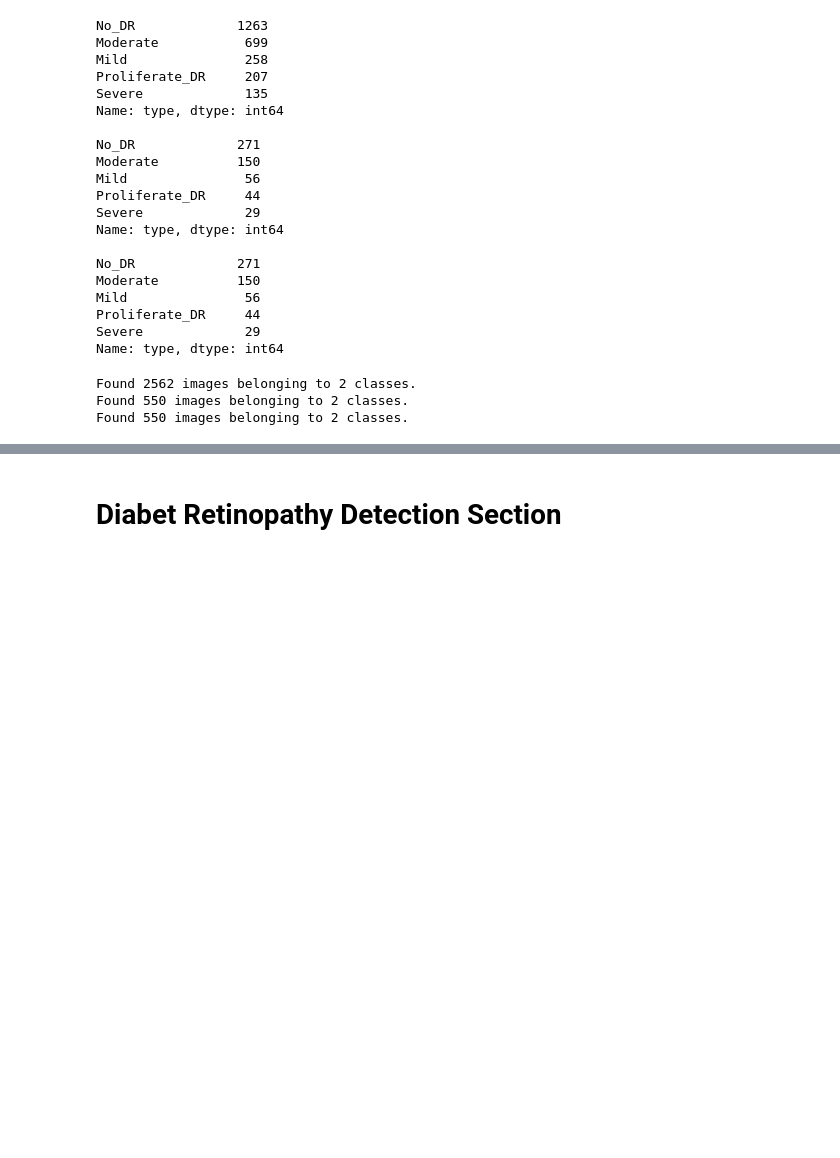
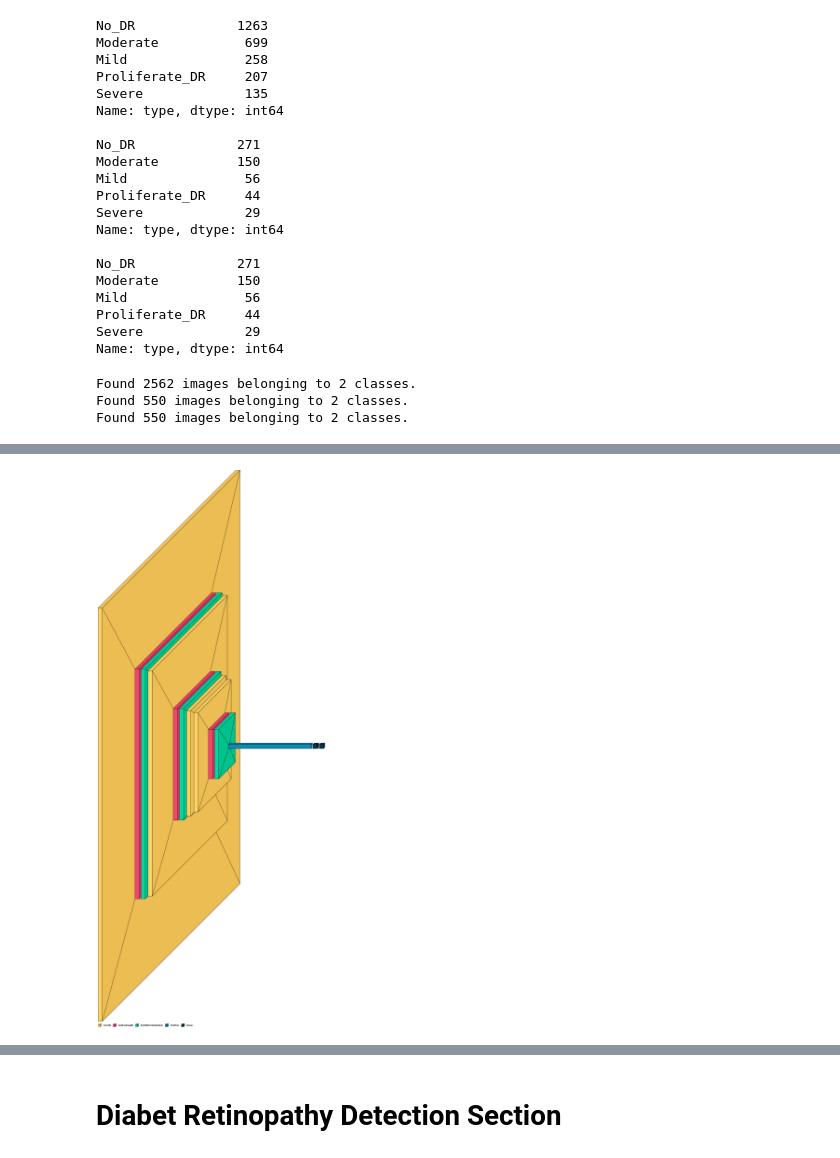
Before and after one commit to AyyappaSwamy-Sam/Diabetic-retinopathy-detection, a Jupyter notebook: diabetic_retinopathy_detection_cnn.ipynb, the cells around one changed output, grey strips where cells are left out. Cells and saved outputs as stored; diff of their text form; code cells hidden in the pictures; blank space fills up the shorter version.

```diff
--- a/diabetic_retinopathy_detection_cnn.ipynb
+++ b/diabetic_retinopathy_detection_cnn.ipynb
@@ -308,24 +318,49 @@ Found 550 images belonging to 2 classes.
 # %%
 # Building the model
 
-model = tf.keras.Sequential([
-    layers.Conv2D(8, (3,3), padding="valid", input_shape=(224,224,3), activation = 'relu'),
+"""model = tf.keras.Sequential([
+    layers.Conv2D(32, (3,3), padding="valid", input_shape=(224,224,3), activation = 'relu'),
+    layers.Conv2D(32, (3, 3), padding='valid', activation='relu'),
     layers.MaxPooling2D(pool_size=(2,2)),
     layers.BatchNormalization(),
 
-    layers.Conv2D(16, (3,3), padding="valid", activation = 'relu'),
+    layers.Conv2D(64, (3,3), padding="valid", activation = 'relu'),
+    layers.Conv2D(64, (3,3), padding="valid", activation = 'relu'),
     layers.MaxPooling2D(pool_size=(2,2)),
     layers.BatchNormalization(),
 
-    layers.Conv2D(32, (4,4), padding="valid", activation = 'relu'),
+    layers.Conv2D(128, (4,4), padding="valid", activation = 'relu'),
+    layers.Conv2D(128, (4,4), padding="valid", activation = 'relu'),
+    layers.Conv2D(128, (4,4), padding="valid", activation = 'relu'),
+    layers.MaxPooling2D(pool_size=(2,2)),
+    layers.BatchNormalization(),
+
+    layers.Flatten(),
+    layers.Dense(64, activation = 'relu'),
+    layers.Dropout(0.15),
+    layers.Dense(4, activation = 'softmax')
+])"""
+
+model = tf.keras.Sequential([
+    layers.Conv2D(16, (3,3), padding="valid", input_shape=(224,224,3), activation = 'relu'),
+    layers.MaxPooling2D(pool_size=(2,2)),
+    layers.BatchNormalization(),
+
+    layers.Conv2D(32, (3,3), padding="valid", activation = 'relu'),
+    layers.MaxPooling2D(pool_size=(2,2)),
+    layers.BatchNormalization(),
+
+    layers.Conv2D(64, (4,4), padding="valid", activation = 'relu'),
+    layers.Conv2D(64, (4,4), padding="valid", activation = 'relu'),
     layers.MaxPooling2D(pool_size=(2,2)),
     layers.BatchNormalization(),
 
     layers.Flatten(),
     layers.Dense(32, activation = 'relu'),
-    layers.Dropout(0.15),
+    #layers.Dropout(0.15),
     layers.Dense(2, activation = 'softmax')
 ])
+
 
 model.compile(optimizer=tf.keras.optimizers.Adam(lr = 1e-5),
               loss=tf.keras.losses.BinaryCrossentropy(),
@@ -378,3 +396,9 @@ Epoch 30/30
+# %%
+import visualkeras
+
+visualkeras.layered_view(model, scale_xy=10, legend=True)
+# %% [output]
+[figure, added]
 # %%
 model.save('64x3-CNN.model')
 # %% [output]
```
Also changed, not shown: parts of 14 cells of this notebook.
